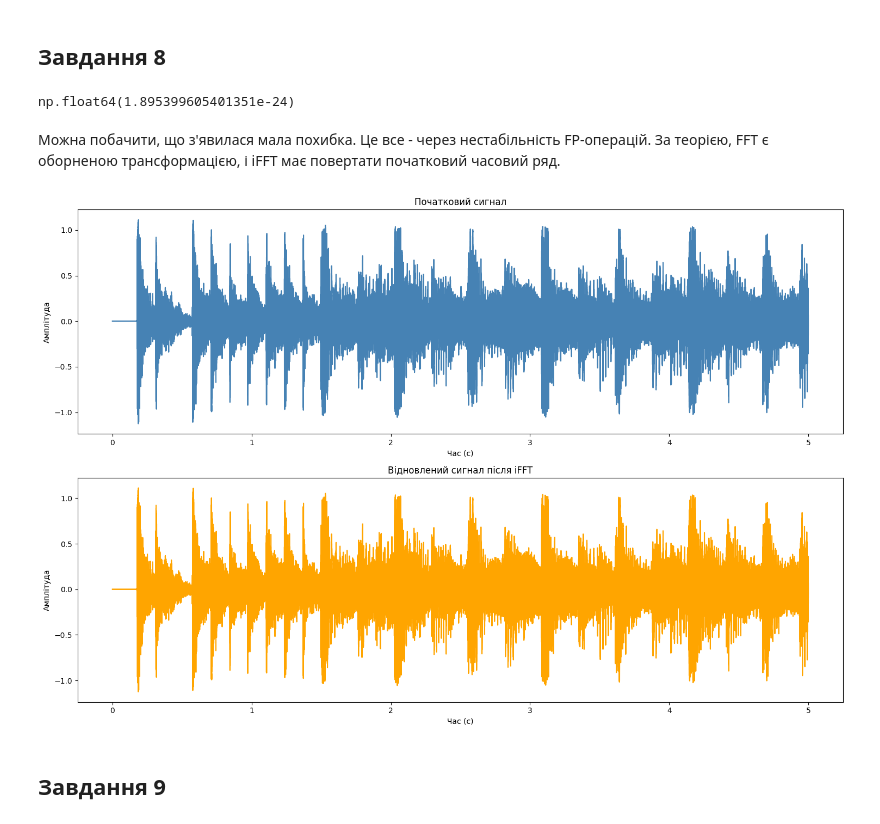
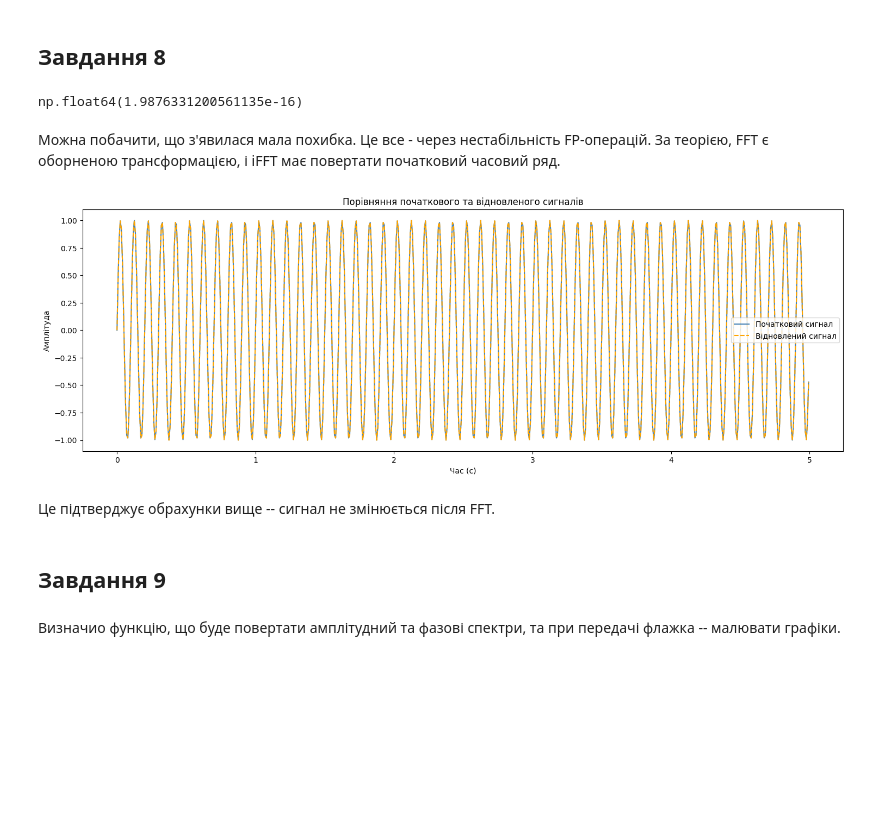
Before and after one commit to n1n1n1q/SignalProcessingLabs, a Jupyter notebook: lab03/sig_proc3.ipynb, the cells around one changed output. Drawn from its saved outputs; the diff is of its cells as text; code cells hidden in the pictures; blank space fills up the shorter version.

```diff
--- a/lab03/sig_proc3.ipynb
+++ b/lab03/sig_proc3.ipynb
@@ -328,39 +354,41 @@ plt.show()
 # %% [markdown]
 ## Завдання 8
 # %%
-cool_song, sr = sf.read("data/music/cool_song.mp3")
-cool_song_5sec = cool_song[:5*sr]
+T = 5
+fs = 128
+f = 10
+time = np.arange(0, T, 1/fs)
+cool_signal = np.sin(2 * np.pi * f * time)
 # %%
-cool_song_fft = np.fft.fft(cool_song)
-cool_song_restored = np.fft.ifft(cool_song_fft)
+cool_signal_fft = np.fft.fft(cool_signal)
+cool_signal_restored = np.fft.ifft(cool_signal_fft)
 # %%
-np.std(cool_song_restored - cool_song)
+np.std(cool_signal_restored - cool_signal)
 # %% [output]
-np.float64(1.895399605401351e-24)
+np.float64(1.9876331200561135e-16)
 # %% [markdown]
 Можна побачити, що з'явилася мала похибка. Це все - через нестабільність FP-операцій. За теорією, FFT є оборненою трансформацією, і iFFT має повертати початковий часовий ряд.
 # %%
-time = np.linspace(0, len(cool_song) / sr, len(cool_song))
 plt.figure(figsize=(15, 10))
 
 plt.subplot(2, 1, 1)
-plt.plot(time[:sr * 5], cool_song[:sr * 5], color='steelblue')
-plt.title("Початковий сигнал")
+plt.plot(time, cool_signal, color='steelblue',  label='Початковий сигнал')
+plt.title("Порівняння початкового та відновленого сигналів")
 plt.xlabel("Час (с)")
 plt.ylabel("Амплітуда")
+plt.plot(time, cool_signal_restored, color='orange', linestyle='--', label='Відновлений сигнал')
 
-plt.subplot(2, 1, 2)
-plt.plot(time[:sr * 5], cool_song_restored[:sr * 5], color='orange')
-plt.title("Відновлений сигнал після iFFT")
-plt.xlabel("Час (с)")
-plt.ylabel("Амплітуда")
-
+plt.legend()
 plt.tight_layout()
 plt.show()
 # %% [output]
-[figure, old version]
+[figure, new version]
+# %% [markdown]
+Це підтверджує обрахунки вище -- сигнал не змінюється після FFT.
 # %% [markdown]
 ## Завдання 9
+# %% [markdown]
+Визначио функцію, що буде повертати амплітудний та фазові спектри, та при передачі флажка -- малювати графіки.
 # %%
 def get_amplitude_phase_spectra(signal, sr, start_time, end_time, plot=True):
     max_time = len(signal) / sr
```
Also changed, not shown: parts of 12 cells of this notebook.
